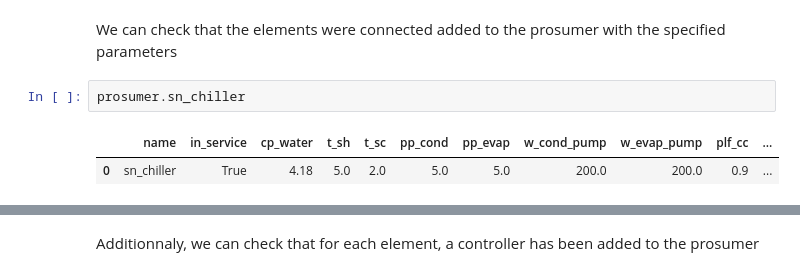
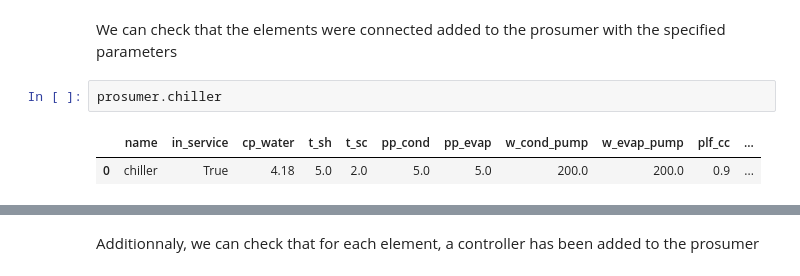
Before and after one commit to e2nIEE/pandaprosumer, a Jupyter notebook: tutorials/chiller_demand.ipynb, the cells around one changed output, grey strips where cells are left out. Drawn from its saved outputs; the diff is of its cells as text.

```diff
--- a/tutorials/chiller_demand.ipynb
+++ b/tutorials/chiller_demand.ipynb
@@ -151,10 +151,10 @@ Element Instance Shape: (1, 12)
 # %% [markdown]
 We can check that the elements were connected added to the prosumer with the specified parameters
 # %%
-prosumer.sn_chiller
+prosumer.chiller
 # %% [output]
 |  | name | in_service | cp_water | t_sh | t_sc | pp_cond | pp_evap | w_cond_pump | w_evap_pump | plf_cc | ... |
-| 0 | sn_chiller | True | 4.18 | 5.0 | 2.0 | 5.0 | 5.0 | 200.0 | 200.0 | 0.9 | ... |
+| 0 | chiller | True | 4.18 | 5.0 | 2.0 | 5.0 | 5.0 | 200.0 | 200.0 | 0.9 | ... |
 # %%
 prosumer.heat_demand
 # %% [output]
```
Also changed, not shown: parts of 5 cells of this notebook, 30 other files.
